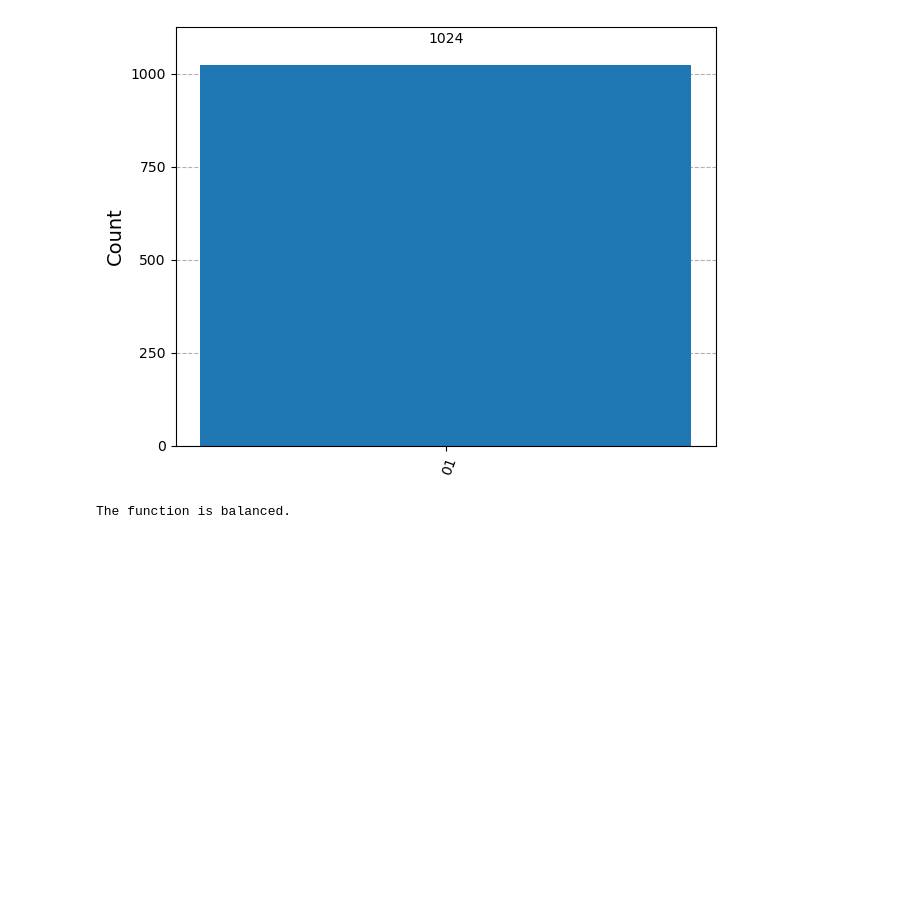
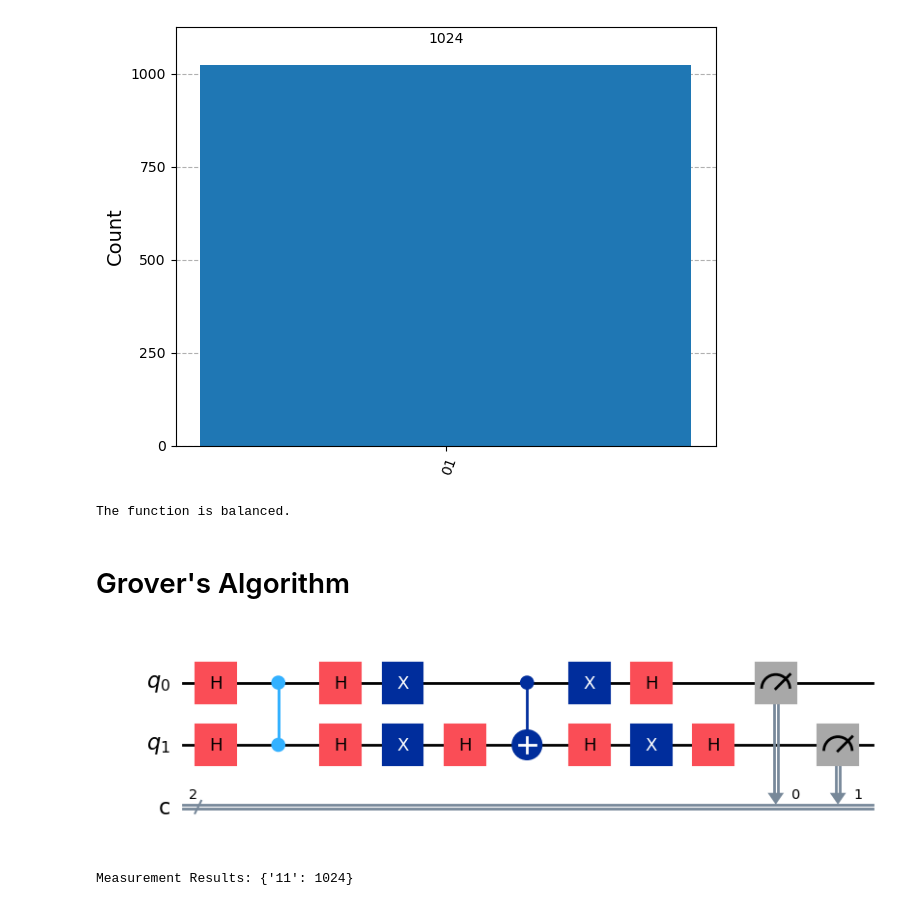
Before and after one commit to mahmoud2ali/Quantum-computing, a Jupyter notebook: QC_project.ipynb, the cells around one changed output. Drawn from its saved outputs; the diff is of its cells as text; code cells hidden in the pictures; blank space fills up the shorter version.

Commit message:
Grover's search has been implemented .

```diff
--- a/QC_project.ipynb
+++ b/QC_project.ipynb
@@ -143,3 +143,47 @@ else:
     print("The function is balanced.")
 # %% [output]
 The function is balanced.
+# %% [markdown]
+# Grover's Algorithm
+# %%
+from qiskit import QuantumCircuit, ClassicalRegister, QuantumRegister
+from qiskit_aer import AerSimulator
+from qiskit.visualization import plot_histogram
+import matplotlib.pyplot as plt
+
+# Step 1: Create a quantum circuit with 2 qubits and 2 classical bits
+qreg_q = QuantumRegister(2, 'q')
+creg_c = ClassicalRegister(2, 'c')
+qc = QuantumCircuit(qreg_q, creg_c)
+
+# Step 2: Apply Hadamard gate to both qubits (superposition)
+qc.h([0, 1])
+
+# Step 3: Apply Grover's oracle (mark the state |11>)
+qc.cz(0, 1)  # Oracle that flips the sign of |11>
+
+# Step 4: Apply Grover diffusion operator (inversion about the mean)
+qc.h([0, 1])
+qc.x([0, 1])
+qc.h(1)
+qc.cx(0, 1)
+qc.h(1)
+qc.x([0, 1])
+qc.h([0, 1])
+
+# Step 5: Measure the qubits
+qc.measure([0, 1], [0, 1])
+qc.draw(output='mpl')
+# %% [output]
+[figure, added]
+# %%
+simulator = AerSimulator()
+
+# Step 7: Execute the simulation
+result = simulator.run(qc, shots=1024).result()
+
+# Step 8: Get and print the measurement counts
+counts = result.get_counts()
+print("Measurement Results:", counts)
+# %% [output]
+Measurement Results: {'11': 1024}
```
